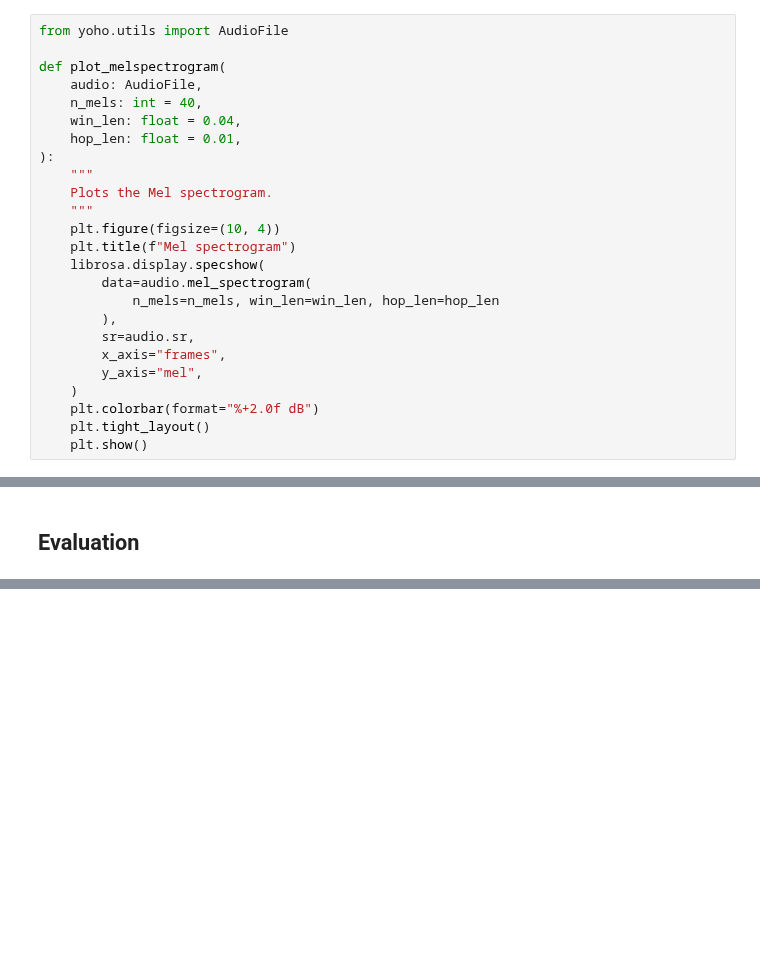
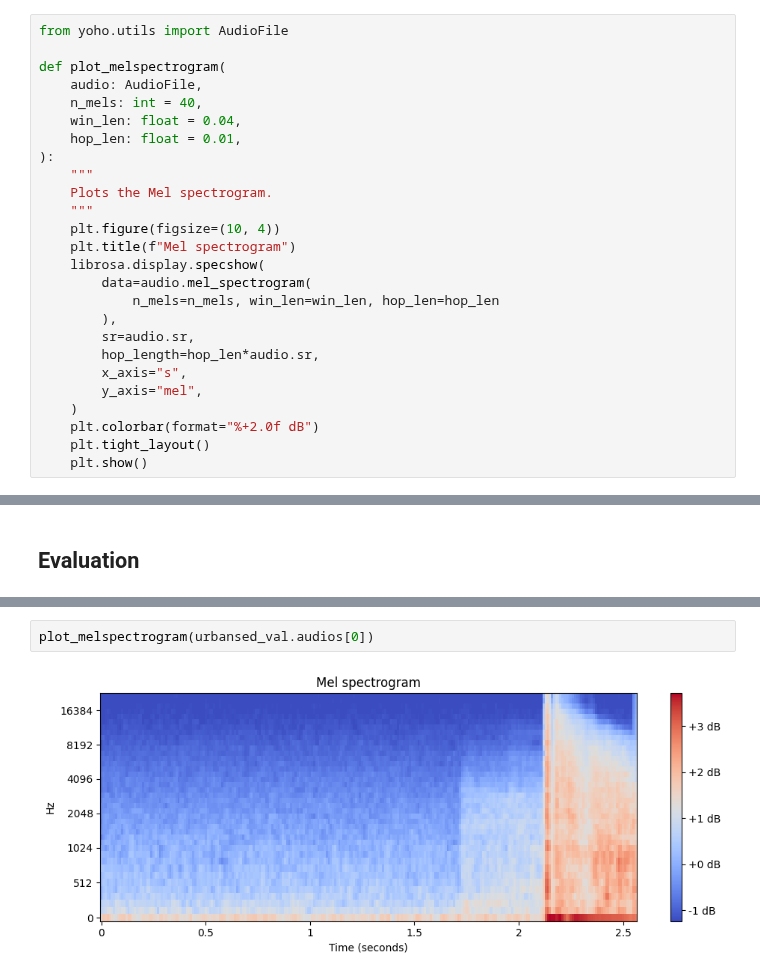
Before and after one commit to enstit/YOHO24, a Jupyter notebook: notebooks/02_urbansed.ipynb, the cells around one changed output, grey strips where cells are left out. Cells and saved outputs as stored; diff of their text form; blank space fills up the shorter version.

```diff
--- a/notebooks/02_urbansed.ipynb
+++ b/notebooks/02_urbansed.ipynb
@@ -45,7 +44,8 @@ def plot_melspectrogram(
             n_mels=n_mels, win_len=win_len, hop_len=hop_len
         ),
         sr=audio.sr,
-        x_axis="frames",
+        hop_length=hop_len*audio.sr,
+        x_axis="s",
         y_axis="mel",
     )
     plt.colorbar(format="%+2.0f dB")
@@ -171,0 +251,4 @@ plt.show()
+# %%
+plot_melspectrogram(urbansed_val.audios[0])
+# %% [output]
+[figure, added]
```
Also changed, not shown: parts of 5 cells of this notebook, 2 other files.
